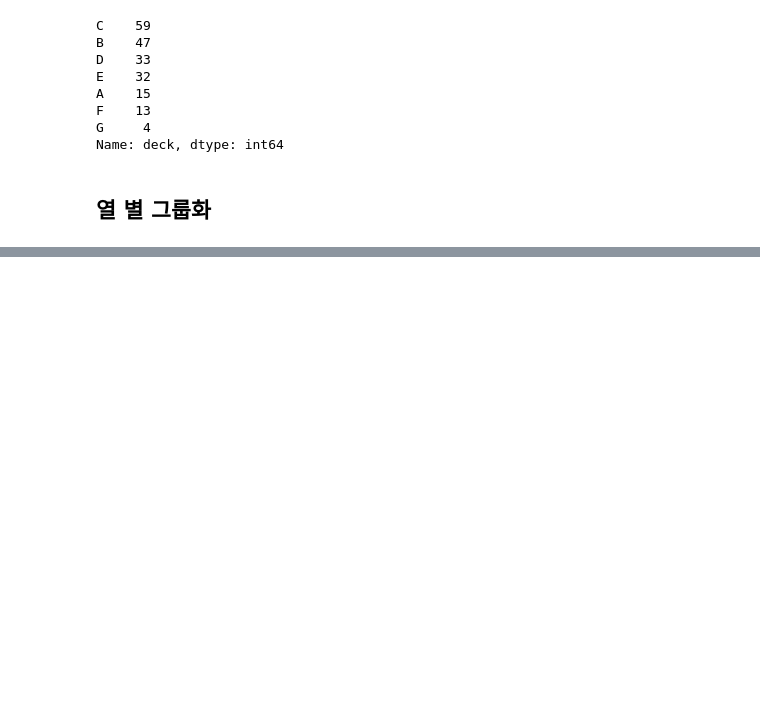
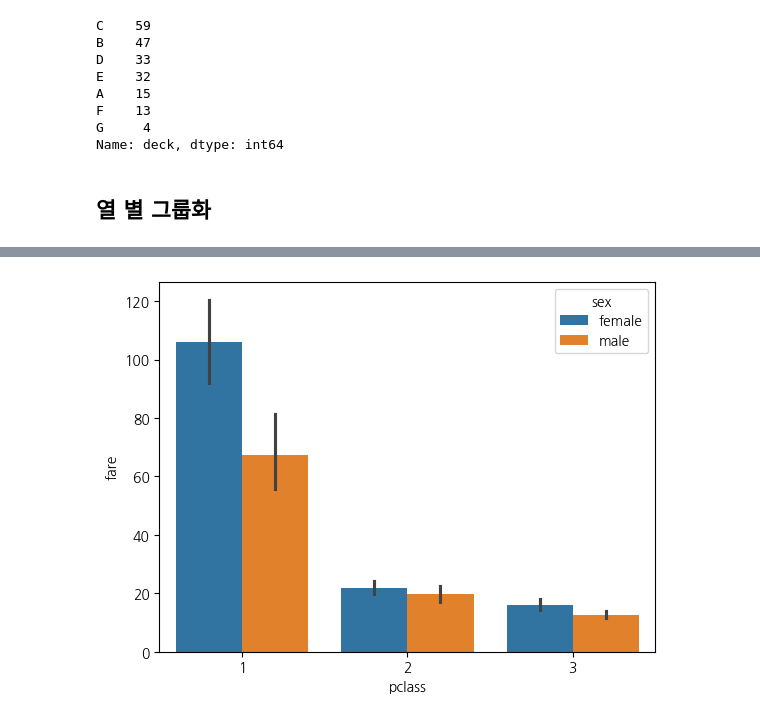
Before and after one commit to ahyeong514/2024-1-my-BDA, a Jupyter notebook: inclass_02w_0319_tue_bigdata_basic.ipynb, the cells around one changed output, grey strips where cells are left out. Cells and saved outputs as stored; diff of their text form; code cells hidden in the pictures; blank space fills up the shorter version.

```diff
--- a/inclass_02w_0319_tue_bigdata_basic.ipynb
+++ b/inclass_02w_0319_tue_bigdata_basic.ipynb
@@ -239,0 +270,4 @@ titanic.groupby('embark_town').count()
+# %%
+sns.barplot(titanic,x="pclass",y="fare",hue="sex");
+# %% [output]
+[figure, added]
```
Also changed, not shown: parts of 57 cells of this notebook.
